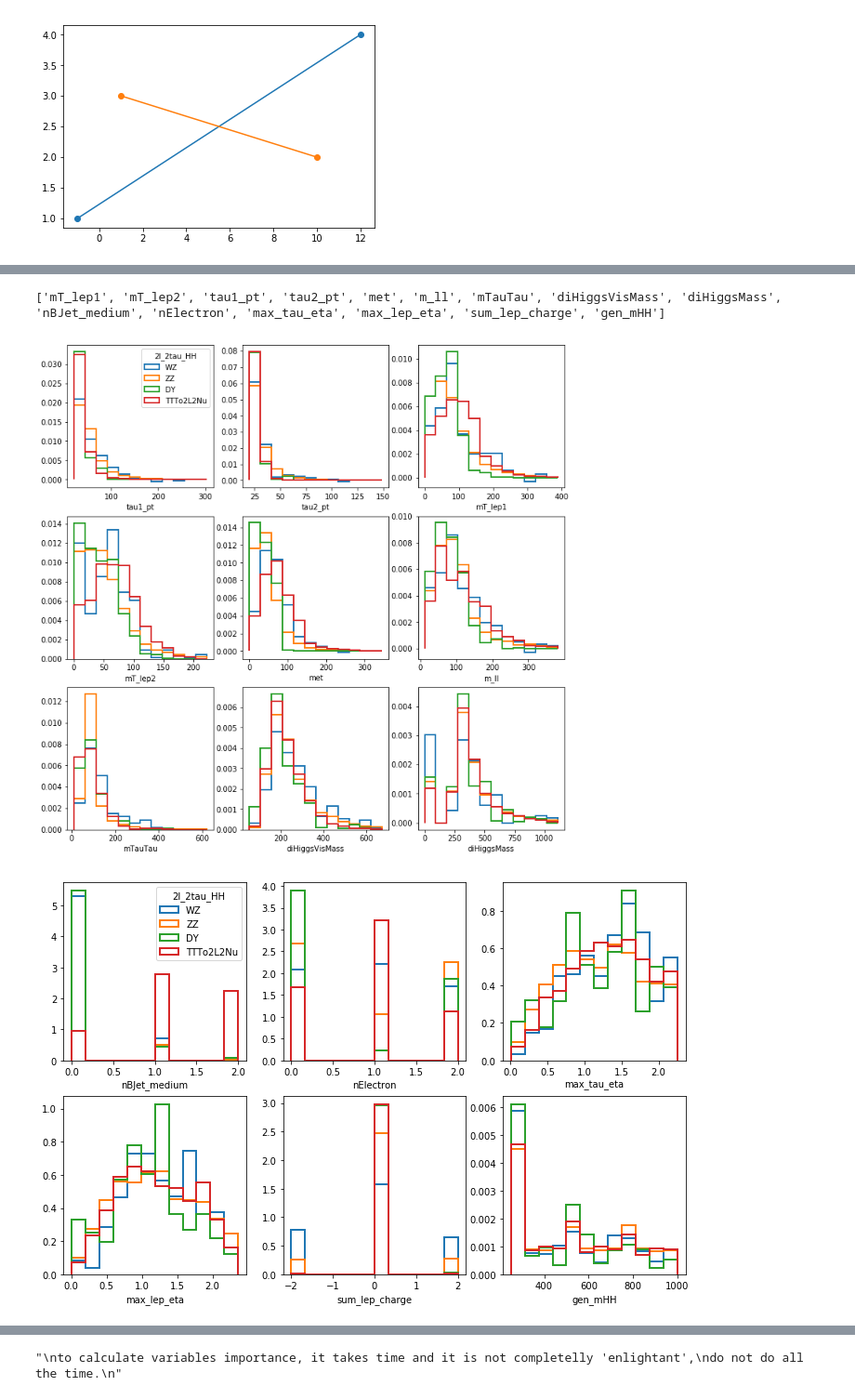
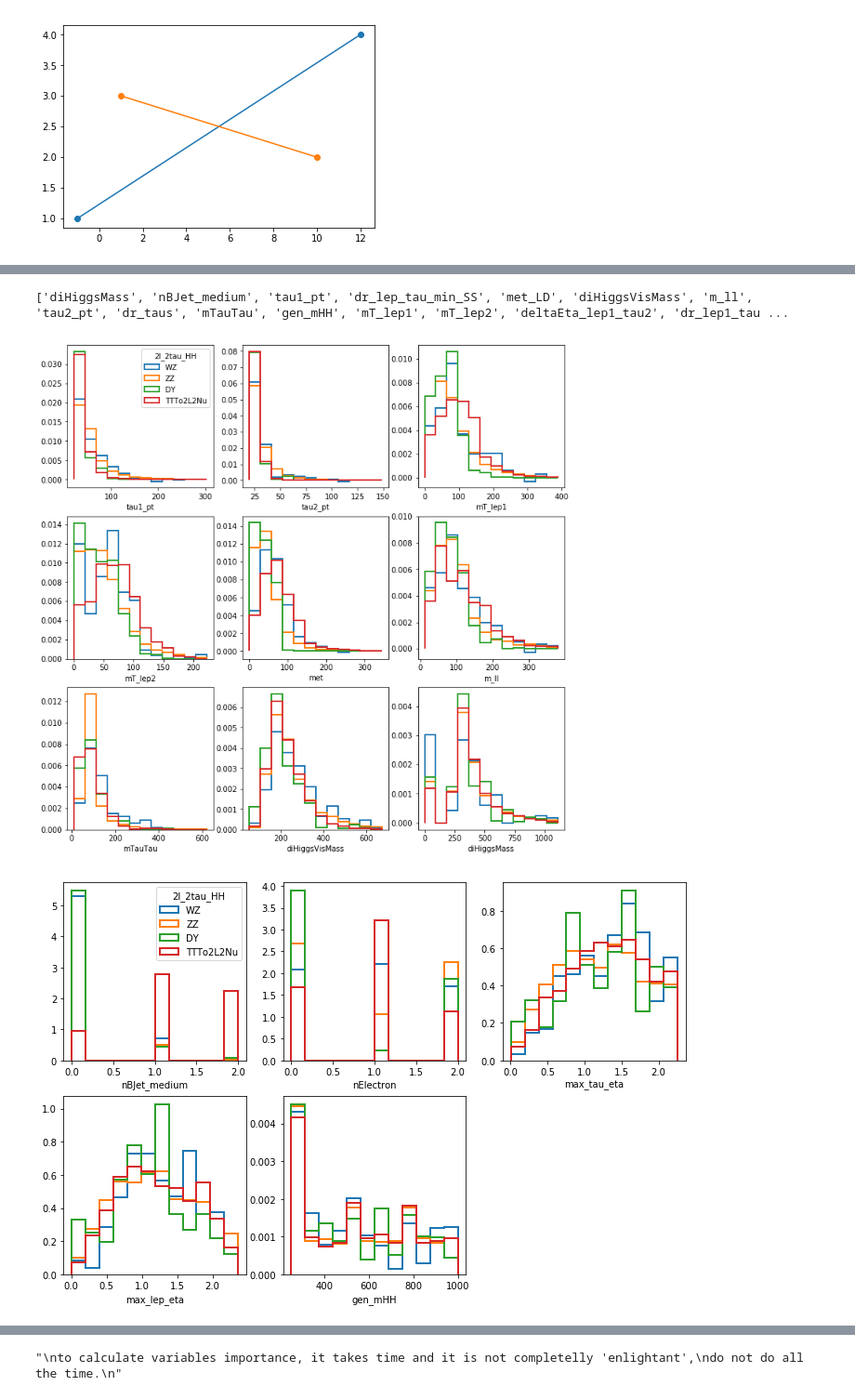
Before and after one commit to HEP-KBFI/tth-bdt-training, a Jupyter notebook: jupyter_nb/NN_EventLevel_binary.ipynb, the cells around one changed output, grey strips where cells are left out. Shown: that part at 93% size. Cells and saved outputs as stored; diff of their text form; code cells hidden in the pictures.

```diff
--- a/jupyter_nb/NN_EventLevel_binary.ipynb
+++ b/jupyter_nb/NN_EventLevel_binary.ipynb
@@ -63,10 +62,13 @@ plt.show()
 channel='2l_2tau_HH'
 bdtType = "evtLevelSUM_HH_2l_2tau_res"
 tauID = "dR03mvaLoose"
-%run ../python/data_manager.py
+Bkg_mass_rand="default"
+#Bkg_mass_rand="oversampling"
+#run ../python/data_manager.py
+execfile("../python/data_manager.py")
+
 if channel=='2l_2tau_HH' :
-    %run ../cards/info_2l_2tau_HH.py
-output = read_from(
-    "default",
-    tauID
-)
+    #run ../cards/info_2l_2tau_HH.py
+    execfile("../cards/info_2l_2tau_HH.py")
+
+output = read_from(Bkg_mass_rand, tauID)
@@ -83,7 +83,8 @@ data=load_data_2017(
     bdtType,
     channel,
     output["keys"],
-    output["masses"]
+    output["masses"],
+    output["mass_randomization"]
 ) # note: I had to add channel as argument of the function
 print (len(data))
 print ("Date: ", time.asctime( time.localtime(time.time()) ))
@@ -193,45 +229,45 @@ ax.legend(loc="best", title= channel)
 # %%
 ## load the variables
-trainvar = trainVars(False, "noTopness")
+trainvar = trainVars(False, "testVars2")
 print trainvar
 # %% [output]
-['mT_lep1', 'mT_lep2', 'tau1_pt', 'tau2_pt', 'met', 'm_ll', 'mTauTau', 'diHiggsVisMass', 'diHiggsMass', 'nBJet_medium', 'nElectron', 'max_tau_eta', 'max_lep_eta', 'sum_lep_charge', 'gen_mHH']
+['diHiggsMass', 'nBJet_medium', 'tau1_pt', 'dr_lep_tau_min_SS', 'met_LD', 'diHiggsVisMass', 'm_ll', 'tau2_pt', 'dr_taus', 'mTauTau', 'gen_mHH', 'mT_lep1', 'mT_lep2', 'deltaEta_lep1_tau2', 'dr_lep1_tau ...
 # %%
 """
 Draw some plots on lists of variables for BKG
 """
 #keysToBKG = ['TTZJets', 'WZ', 'ZZ', 'DY', 'VH', 'ttH', 'TTTo2L2Nu']
 
 ## i try to do 3 X 3 plots (= enter up to nine entries in each sublist)
 ## try to add strictly decreasing variables as first in each sublist, better for the legend positioning
 listdraw = [
     [ 'tau1_pt', 'tau2_pt', 'mT_lep1', 'mT_lep2', 'met', 'm_ll', 'mTauTau', 'diHiggsVisMass', 'diHiggsMass' ],
-    ['nBJet_medium', 'nElectron', 'max_tau_eta', 'max_lep_eta', 'sum_lep_charge', 'gen_mHH'],
+    ['nBJet_medium', 'nElectron', 'max_tau_eta', 'max_lep_eta', 'gen_mHH'],
 ]
 
 for featuresDraw in listdraw:
     sizeArray=int(math.sqrt(len(featuresDraw))) if math.sqrt(len(featuresDraw)) % int(math.sqrt(len(featuresDraw))) == 0 else int(math.sqrt(len(featuresDraw)))+1
     plt.figure(figsize=(4*sizeArray,4*sizeArray))
     for n, feature in enumerate(featuresDraw) :
         min_value, max_value = np.percentile(data[feature], [0.0, 99])
         # fig, ax = plt.subplots(figsize=(4, 4))
         plt.subplot(sizeArray, sizeArray, n+1)
         for kk, key in enumerate(keysToBKG) :
             if 'TTZJets' in key or 'TTWJets' in key : linestyle = "--"
             else :linestyle = "-"
             plt.hist(
             np.array(data.loc[(data['key']==key), feature].values,dtype='float64'),
             weights=data.loc[(data['key']==key) , "evtWeight"],
             range=(min_value, max_value),
             bins=12, histtype='step', ls=linestyle,
             normed=True, lw=2, #color=colors[kk],
             label=key
             )
             plt.xlabel(feature)
         if n == 0 : plt.legend(loc="upper right", title= channel)
 # %% [output]
-[figure, old version]
+[figure, new version]
-[figure, old version]
+[figure, new version]
 # %%
 for featuresDraw in listdraw:
     sizeArray=int(math.sqrt(len(featuresDraw))) if math.sqrt(len(featuresDraw)) % int(math.sqrt(len(featuresDraw))) == 0 else int(math.sqrt(len(featuresDraw)))+1
```
Also changed, not shown: parts of 17 cells of this notebook.
